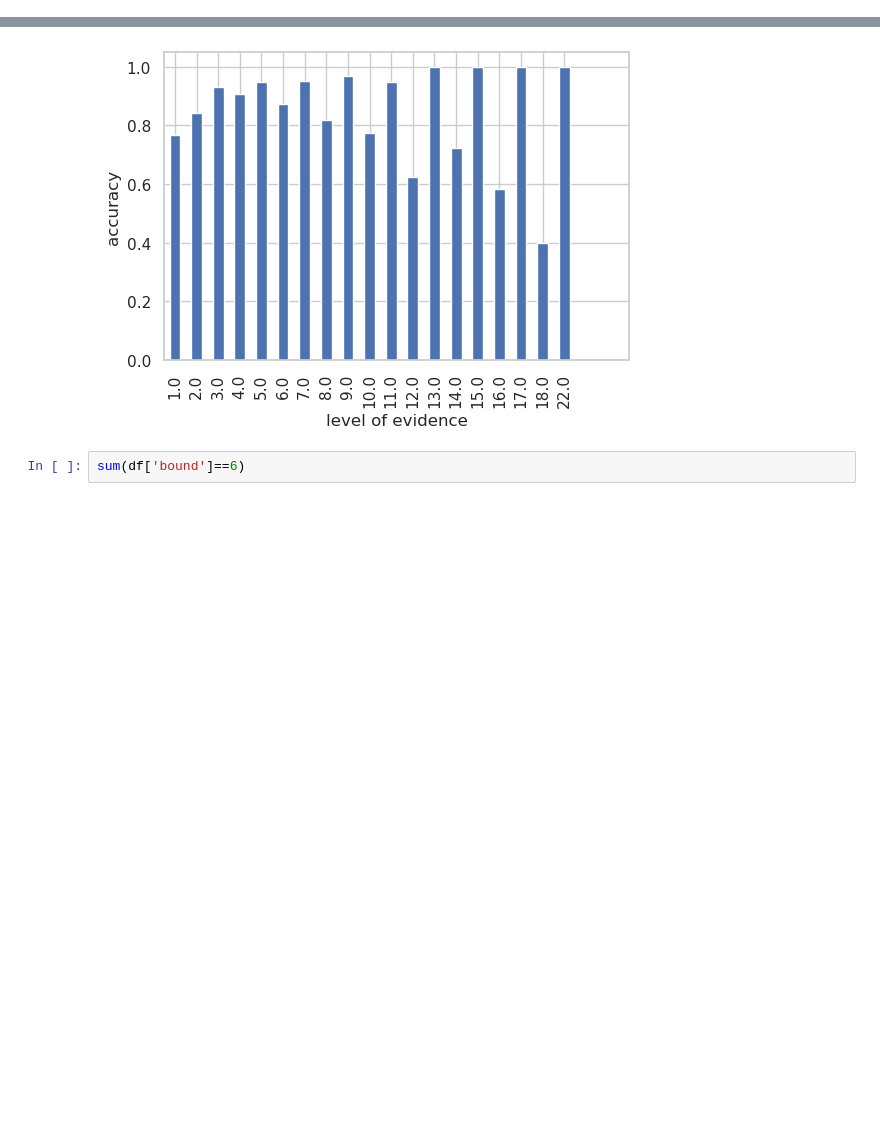
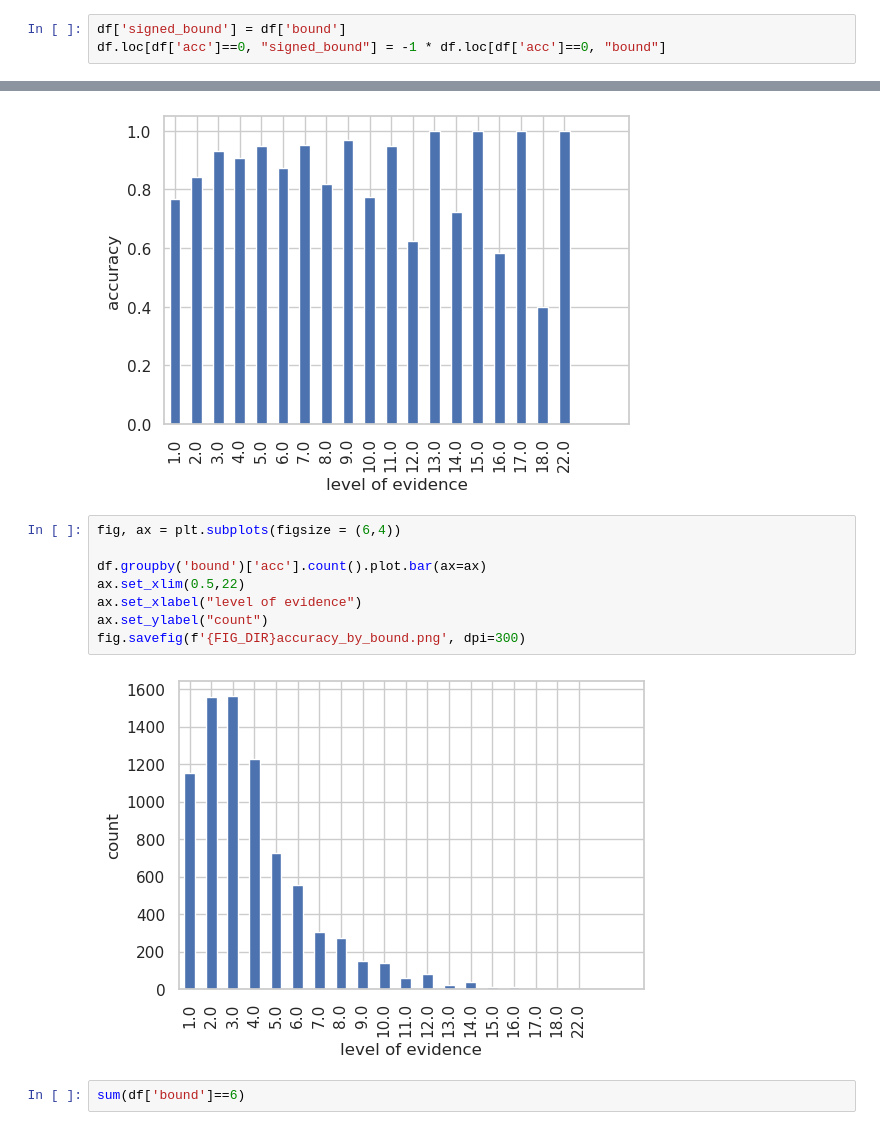
Before and after one commit to jennyqsun/evidence-chain, a Jupyter notebook: analysis/dataset_characteristics.ipynb, the cells around one changed output, grey strips where cells are left out. Cells and saved outputs as stored; diff of their text form; blank space fills up the shorter version.

```diff
--- a/analysis/dataset_characteristics.ipynb
+++ b/analysis/dataset_characteristics.ipynb
@@ -127,0 +143,3 @@ fig.savefig(f'{FIG_DIR}accuracy_by_subject.png', dpi=300)
+# %%
+df['signed_bound'] = df['bound']
+df.loc[df['acc']==0, "signed_bound"] = -1 * df.loc[df['acc']==0, "bound"]
@@ -145,6 +315,16 @@ ax.set_ylabel("accuracy")
 fig.savefig(f'{FIG_DIR}accuracy_by_bound.png', dpi=300)
 # %% [output]
 [figure]
+# %%
+fig, ax = plt.subplots(figsize = (6,4))
+
+df.groupby('bound')['acc'].count().plot.bar(ax=ax)
+ax.set_xlim(0.5,22)
+ax.set_xlabel("level of evidence")
+ax.set_ylabel("count")
+fig.savefig(f'{FIG_DIR}accuracy_by_bound.png', dpi=300)
+# %% [output]
+[figure, added]
 # %%
 sum(df['bound']==6)
 # %% [output]
```
Also changed, not shown: parts of 48 cells of this notebook, 20 other files.
